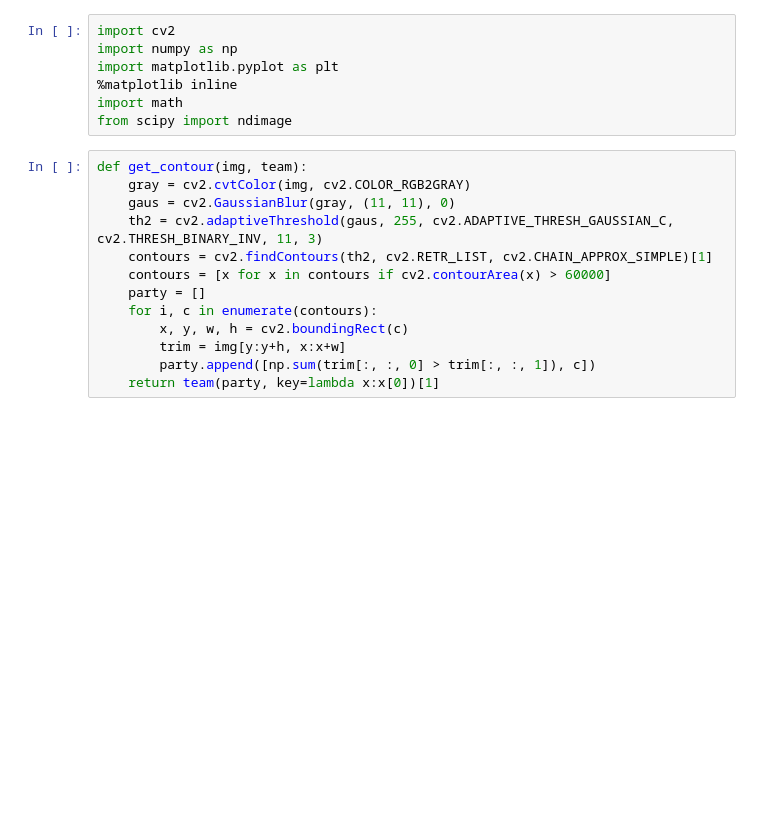
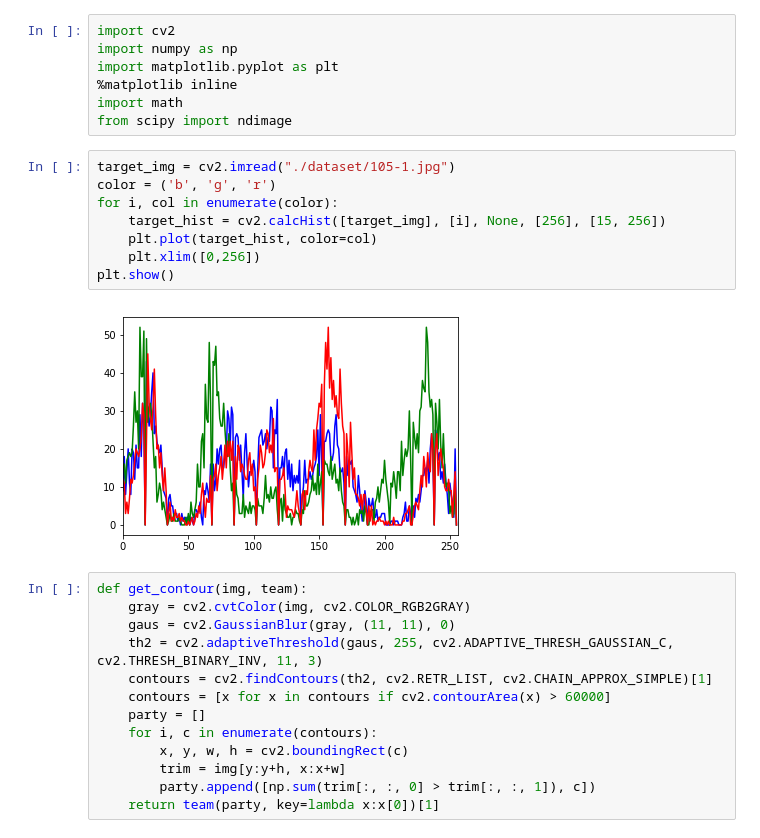
Before and after one commit to XMLPro/poke_capture, a Jupyter notebook: fixrect.ipynb, the cells around one changed output. Cells and saved outputs as stored; diff of their text form; blank space fills up the shorter version.

```diff
--- a/fixrect.ipynb
+++ b/fixrect.ipynb
@@ -5,6 +5,16 @@ import matplotlib.pyplot as plt
 %matplotlib inline
 import math
 from scipy import ndimage
+# %%
+target_img = cv2.imread("./dataset/105-1.jpg")
+color = ('b', 'g', 'r')
+for i, col in enumerate(color):
+    target_hist = cv2.calcHist([target_img], [i], None, [256], [15, 256])
+    plt.plot(target_hist, color=col)
+    plt.xlim([0,256])
+plt.show()
+# %% [output]
+[figure, added]
 # %%
 def get_contour(img, team):
     gray = cv2.cvtColor(img, cv2.COLOR_RGB2GRAY)
```
Also changed, not shown: parts of 9 cells of this notebook, 3 other files.
